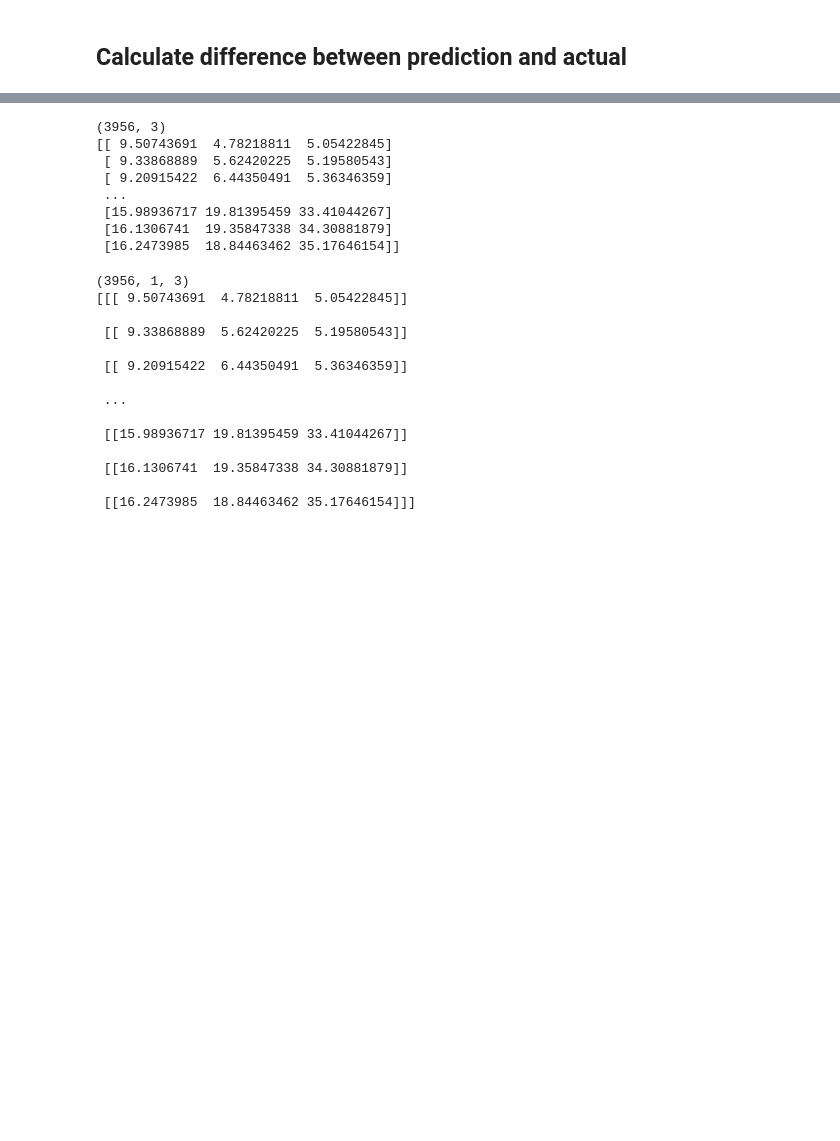
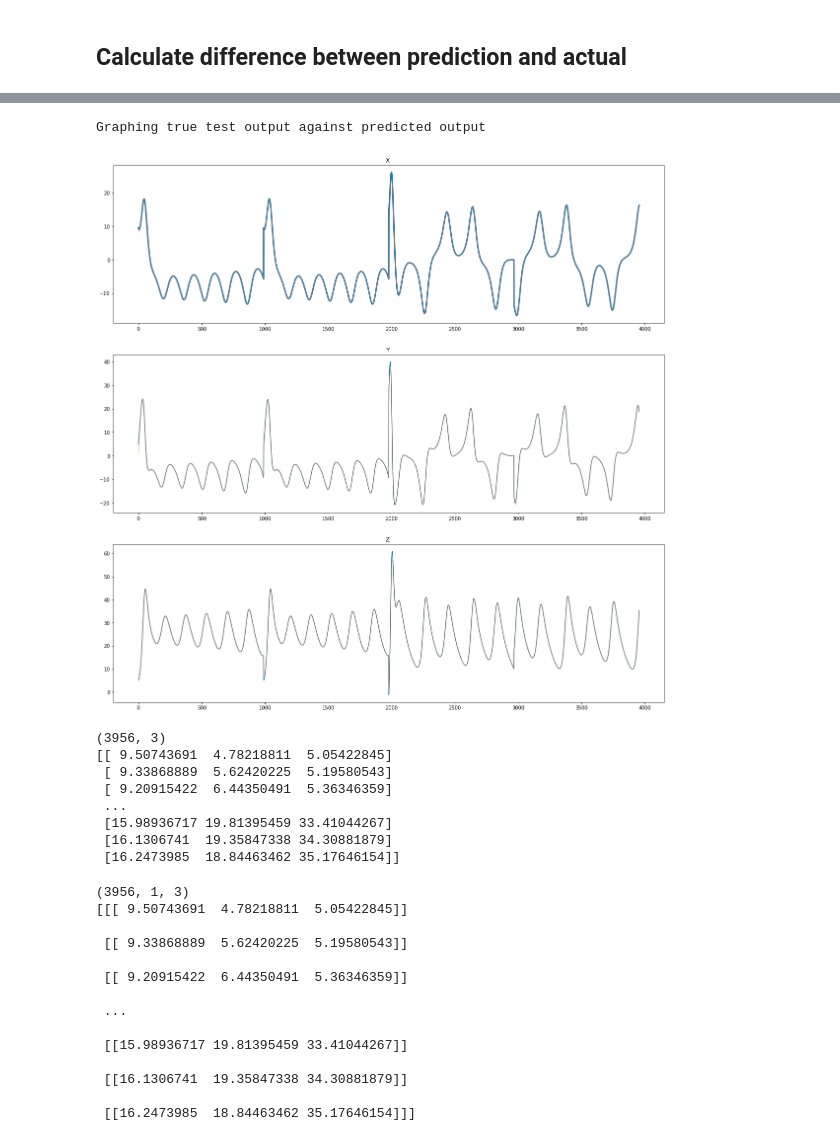
Before and after one commit to tgibbons-css/Keras_LSTM, a Jupyter notebook: Lorenz System- Tom updates.ipynb, the cells around one changed output, grey strips where cells are left out. Drawn from its saved outputs; the diff is of its cells as text; code cells hidden in the pictures; blank space fills up the shorter version.

```diff
--- a/Lorenz System- Tom updates.ipynb
+++ b/Lorenz System- Tom updates.ipynb
@@ -401,3 +415,24 @@ print(trainPredict-y_train)
+# %%
+print("Graphing true test output against predicted output ")
+plt.figure(figsize=(20,20))
+plt.subplot(3 ,1, 1)
+plt.title("X ")
+plt.plot(y_test[:,0:1], linewidth=3.0 )
+plt.plot(testPredict[:,0:1], linestyle=':' )
+
+plt.subplot(3, 1, 2)
+plt.title("Y ")
+plt.plot(y_test[:,1:2] )
+plt.plot(testPredict[:,1:2], linestyle=':' )
+
+plt.subplot(3, 1, 3)
+plt.title("Z ")
+plt.plot(y_test[:,2:3] )
+plt.plot(testPredict[:,2:3], linestyle=':' )
+plt.show()
+# %% [output]
+Graphing true test output against predicted output
+[figure, added]
 # %%
 print (y_test.shape)
 print (y_test)
```
Also changed, not shown: parts of 17 cells of this notebook.
